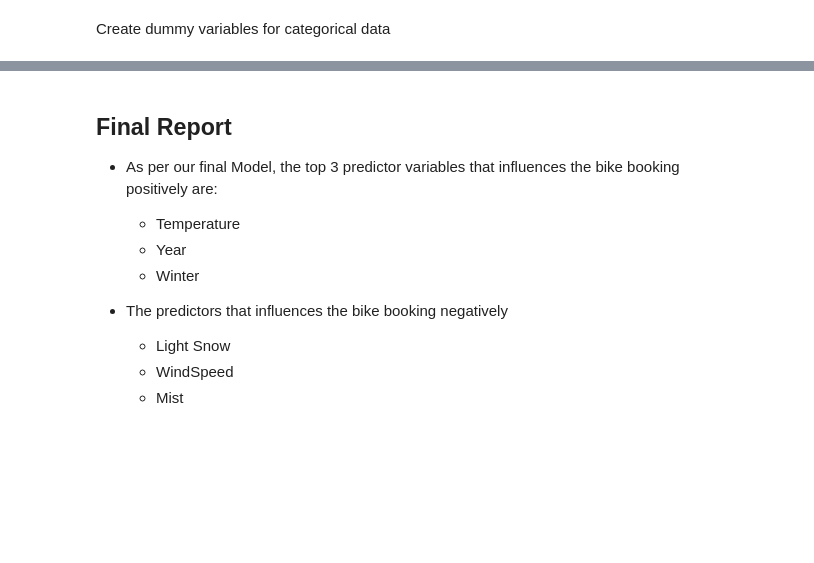
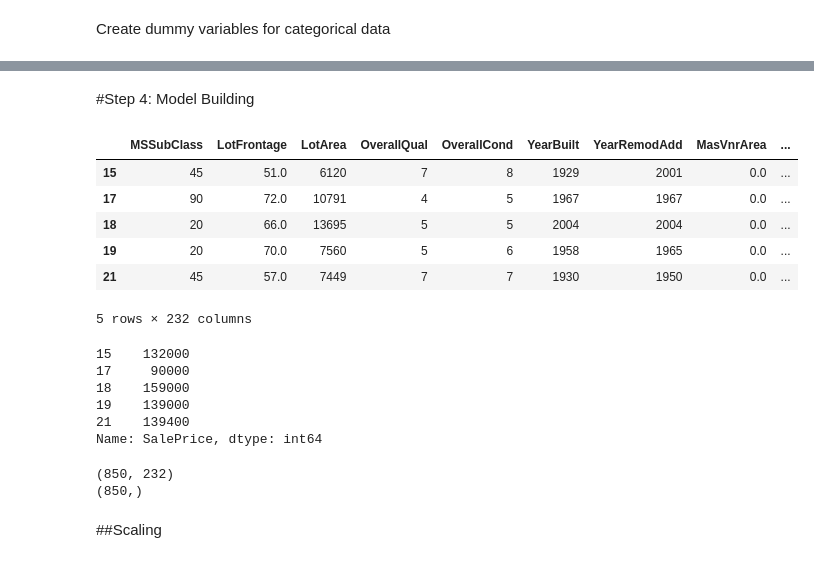
Before and after one commit to kishore-n-george/advanced-linear-regression, a Jupyter notebook: Advanced+Linear+Regression+Housing+Case+Study.ipynb, the cells around one changed output, grey strips where cells are left out. Saved outputs shown, nothing was run; the diff lists cells and outputs as text; code cells hidden in the pictures; blank space fills up the shorter version.

```diff
--- a/Advanced+Linear+Regression+Housing+Case+Study.ipynb
+++ b/Advanced+Linear+Regression+Housing+Case+Study.ipynb
@@ -1651,13 +514,33 @@ dtype: float64
-# %% [markdown]
-## Final Report
-
-- As per our final Model, the top 3 predictor variables that influences the bike booking positively are:
-
-  - Temperature
-  - Year
-  - Winter
-
-- The predictors that influences the bike booking negatively
-  - Light Snow
-  - WindSpeed
-  - Mist
+# %% [markdown]
+#Step 4: Model Building
+# %%
+X = housing.drop(["Id", "SalePrice"], axis=1).copy()
+X.head()
+# %% [output]
+|  | MSSubClass | LotFrontage | LotArea | OverallQual | OverallCond | YearBuilt | YearRemodAdd | MasVnrArea | ... |
+| 15 | 45 | 51.0 | 6120 | 7 | 8 | 1929 | 2001 | 0.0 | ... |
+| 17 | 90 | 72.0 | 10791 | 4 | 5 | 1967 | 1967 | 0.0 | ... |
+| 18 | 20 | 66.0 | 13695 | 5 | 5 | 2004 | 2004 | 0.0 | ... |
+| 19 | 20 | 70.0 | 7560 | 5 | 6 | 1958 | 1965 | 0.0 | ... |
+| 21 | 45 | 57.0 | 7449 | 7 | 7 | 1930 | 1950 | 0.0 | ... |
+5 rows × 232 columns
+# %%
+y = housing["SalePrice"].copy()
+y.head()
+# %% [output]
+15    132000
+17     90000
+18    159000
+19    139000
+21    139400
+Name: SalePrice, dtype: int64
+# %%
+#train/test split
+X_train, X_test, y_train, y_test = train_test_split(X, y, test_size=0.2, random_state=42, shuffle=True)
+print(X_train.shape)
+print(y_train.shape)
+# %% [output]
+(850, 232)
+(850,)
+# %% [markdown]
+##Scaling
```
Also changed, not shown: parts of 123 cells of this notebook.
